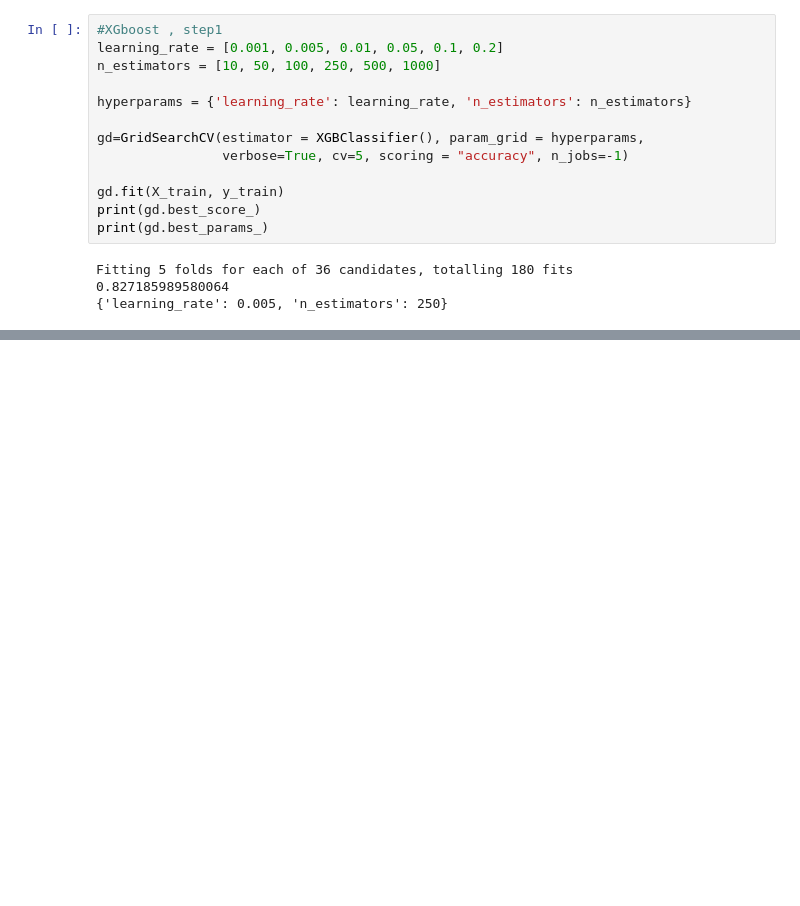
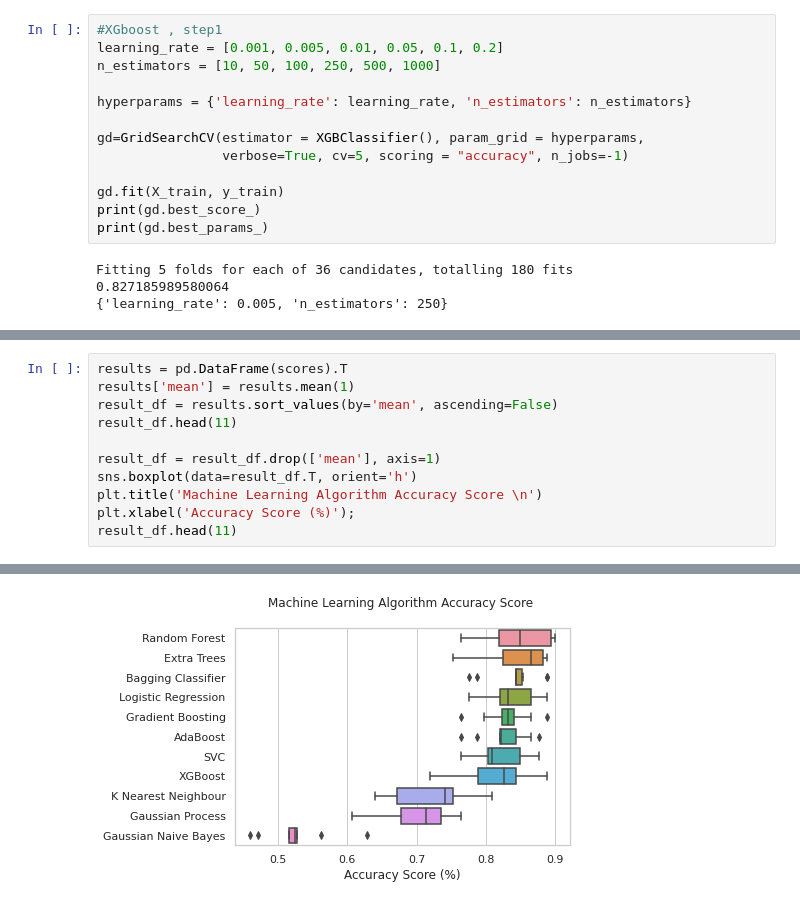
Before and after one commit to SoonKi-Eun/Kaggle, a Jupyter notebook: titanic-test-1.ipynb, the cells around one changed output, grey strips where cells are left out. Saved outputs shown, nothing was run; the diff lists cells and outputs as text; blank space fills up the shorter version.

```diff
--- a/titanic-test-1.ipynb
+++ b/titanic-test-1.ipynb
@@ -1941,0 +2220,12 @@ Fitting 5 folds for each of 36 candidates, totalling 180 fits
+# %%
+results = pd.DataFrame(scores).T
+results['mean'] = results.mean(1)
+result_df = results.sort_values(by='mean', ascending=False)
+result_df.head(11)
+
+result_df = result_df.drop(['mean'], axis=1)
+sns.boxplot(data=result_df.T, orient='h')
+plt.title('Machine Learning Algorithm Accuracy Score \n')
+plt.xlabel('Accuracy Score (%)');
+result_df.head(11)
+# %% [output]
@@ -1941,0 +2244 @@ Fitting 5 folds for each of 36 candidates, totalling 180 fits
+[figure, added]
```
Also changed, not shown: parts of 45 cells of this notebook.
